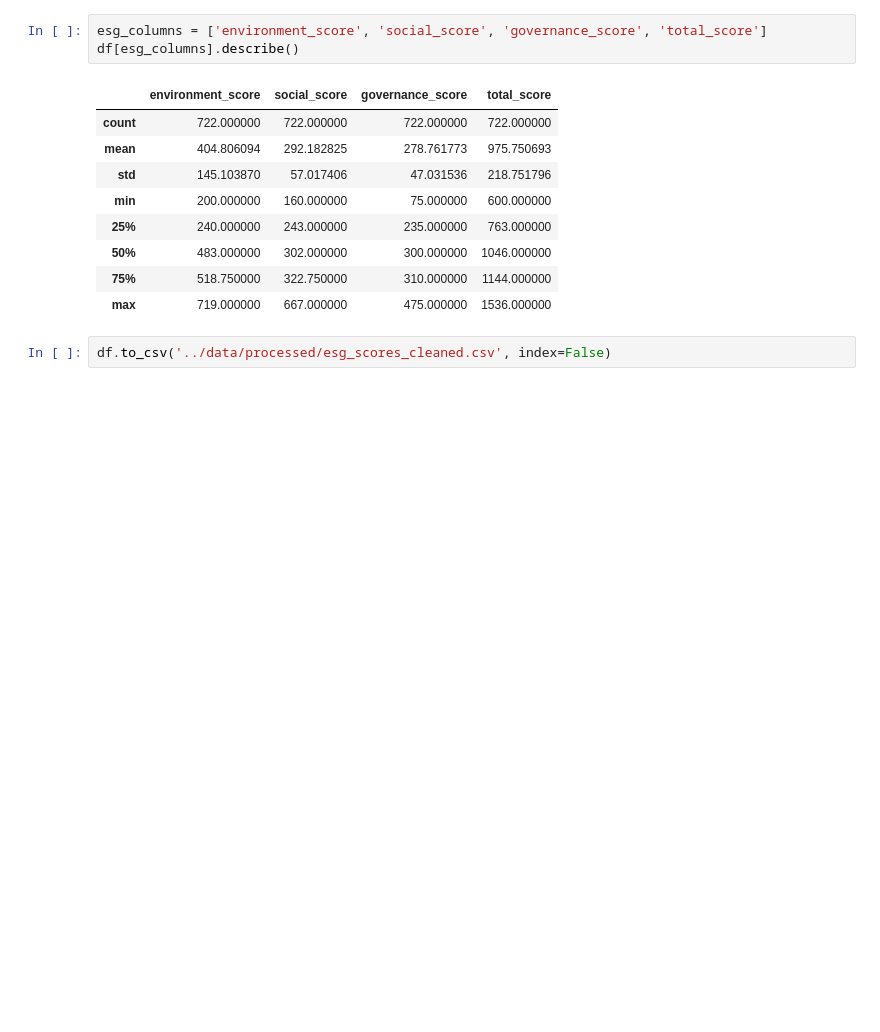
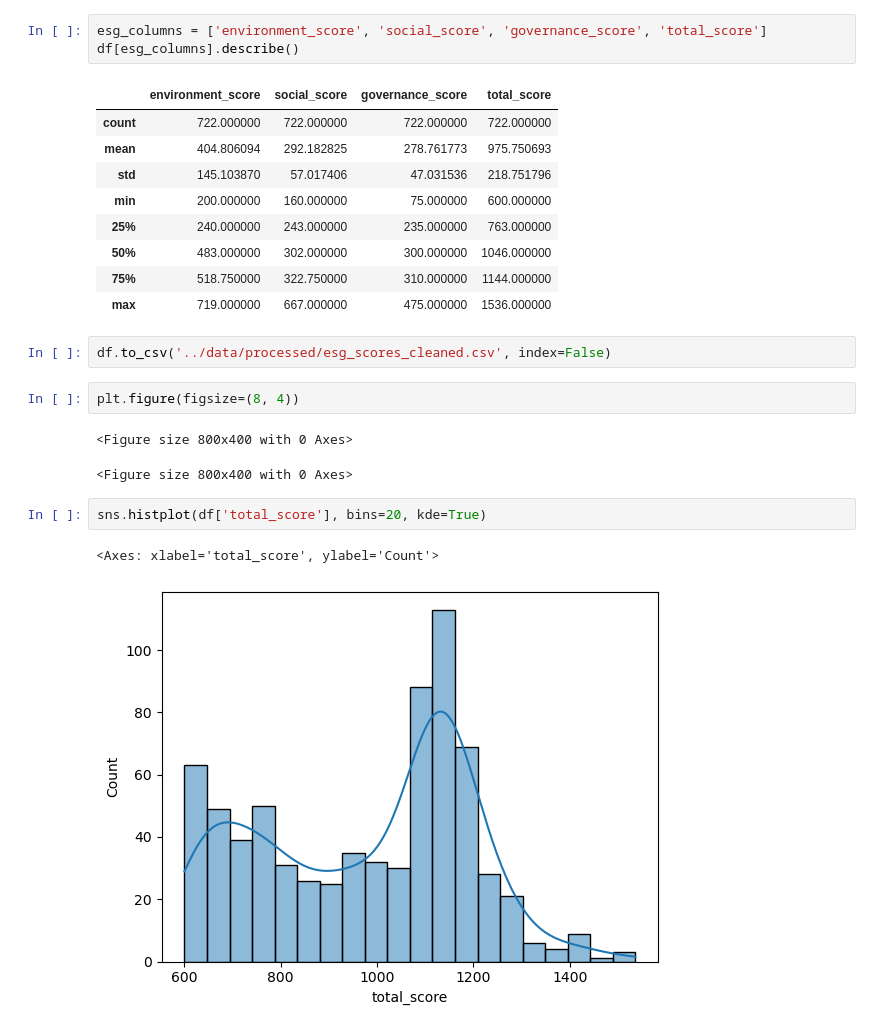
Before and after one commit to Bshaia/data-analysis-portfolio, a Jupyter notebook: corporate-greenwashing/notebooks/01_data_exploration.ipynb, the cells around one changed output. Cells and saved outputs as stored; diff of their text form; blank space fills up the shorter version.

Commit message:
Create visualization for ESG score plot

```diff
--- a/corporate-greenwashing/notebooks/01_data_exploration.ipynb
+++ b/corporate-greenwashing/notebooks/01_data_exploration.ipynb
@@ -63,3 +63,13 @@ df[esg_columns].describe()
 | max | 719.000000 | 667.000000 | 475.000000 | 1536.000000 |
 # %%
 df.to_csv('../data/processed/esg_scores_cleaned.csv', index=False)
+# %%
+plt.figure(figsize=(8, 4))
+# %% [output]
+<Figure size 800x400 with 0 Axes>
+<Figure size 800x400 with 0 Axes>
+# %%
+sns.histplot(df['total_score'], bins=20, kde=True)
+# %% [output]
+<Axes: xlabel='total_score', ylabel='Count'>
+[figure, added]
```
Also changed, not shown: parts of 2 cells of this notebook, 1 other file.
